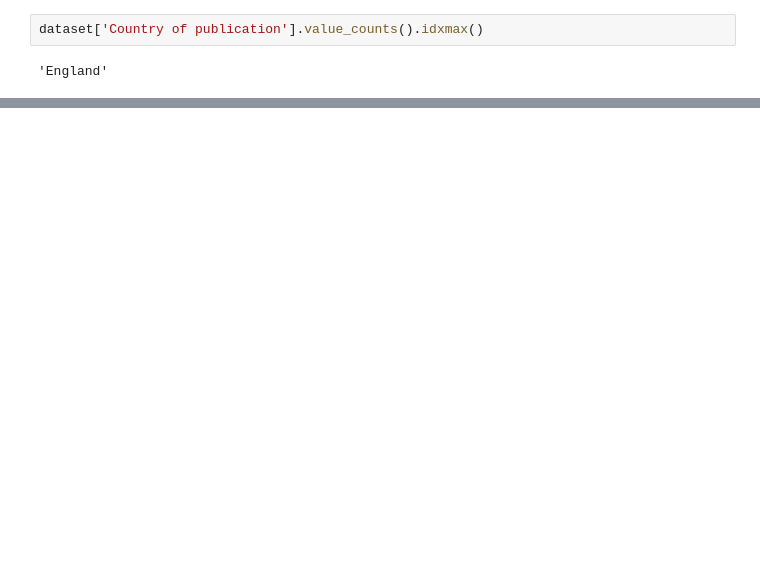
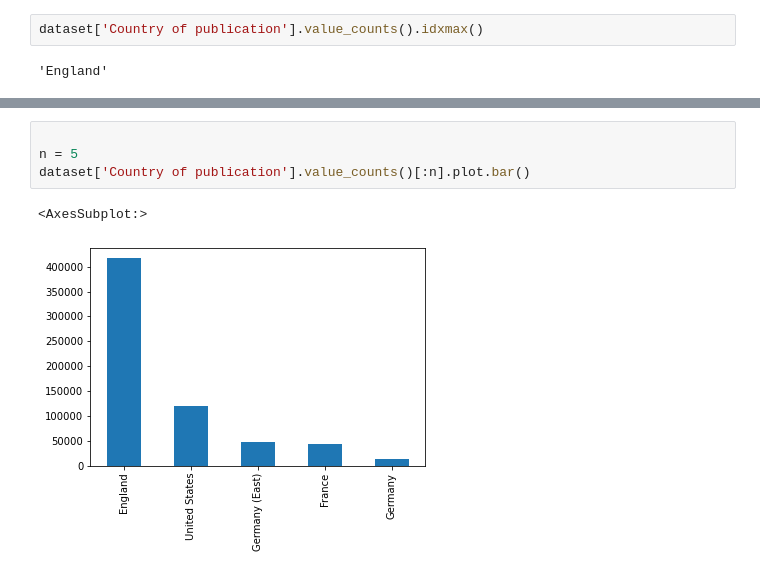
Before and after one commit to nkiseleva/2022-BDK6.5.3-P3_Gruppe_7, a Jupyter notebook: 2022-BDK6.5.3-P3_Gruppe_7 Frage 3.ipynb, the cells around one changed output, grey strips where cells are left out. Saved outputs shown, nothing was run; the diff lists cells and outputs as text; blank space fills up the shorter version.

```diff
--- a/2022-BDK6.5.3-P3_Gruppe_7 Frage 3.ipynb
+++ b/2022-BDK6.5.3-P3_Gruppe_7 Frage 3.ipynb
@@ -81,0 +67,7 @@ dataset['Country of publication'].value_counts()[:n].plot.pie(
+# %%
+
+n = 5
+dataset['Country of publication'].value_counts()[:n].plot.bar()
+# %% [output]
+<AxesSubplot:>
+[figure, added]
```
Also changed, not shown: parts of 11 cells of this notebook.
